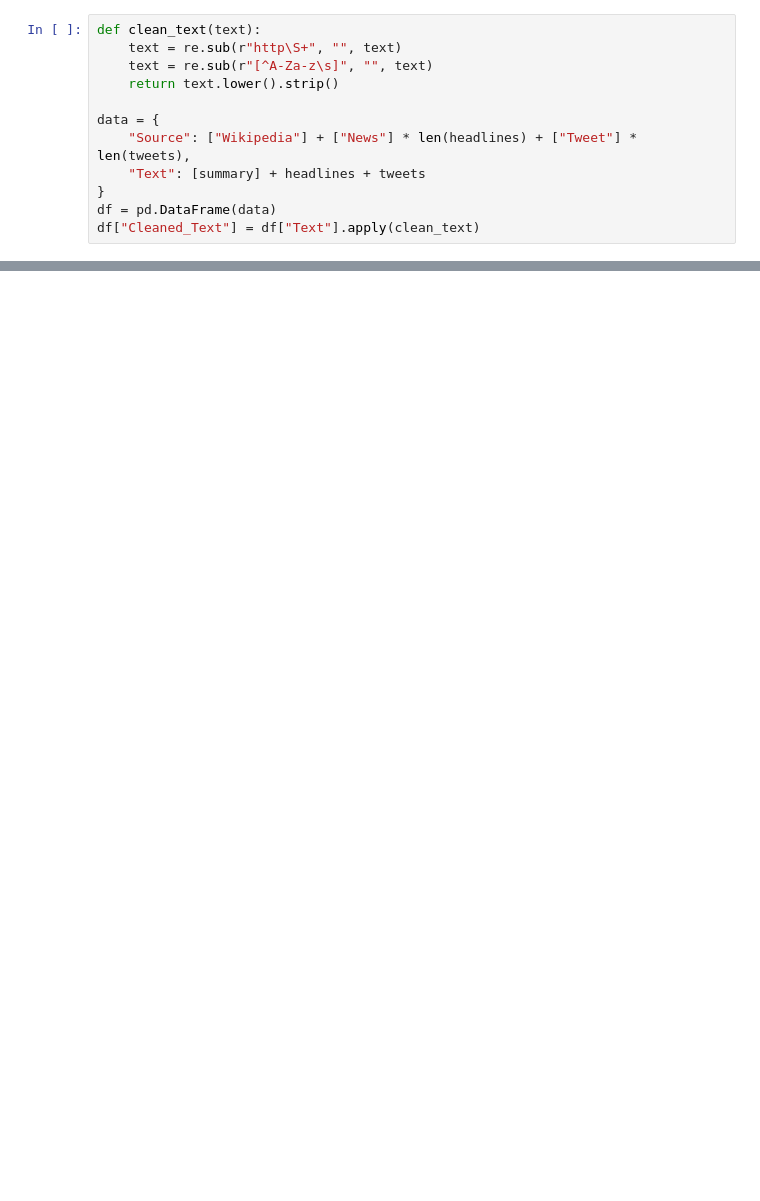
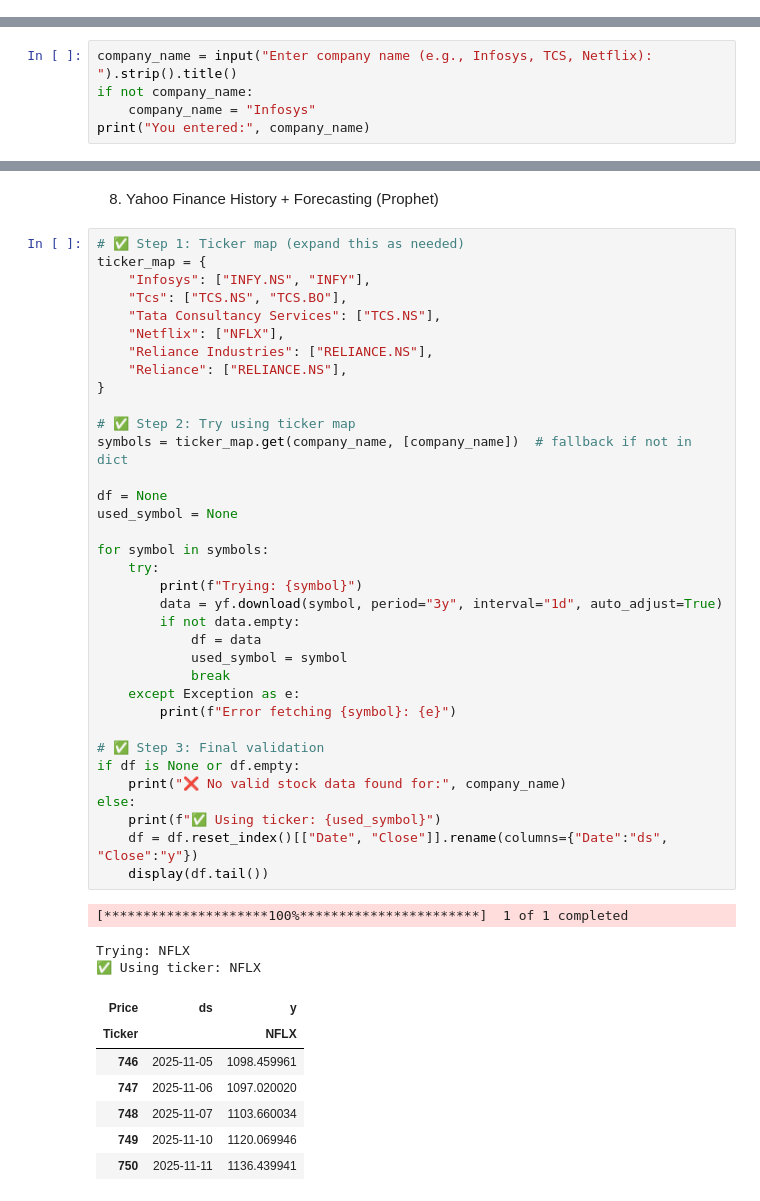
Before and after one commit to gopichandchalla16/infosys-internship-real-time-industry-insight-system, a Jupyter notebook: Realtime_Industry_Insight_AI.ipynb, the cells around one changed output, grey strips where cells are left out. Cells and saved outputs as stored; diff of their text form; blank space fills up the shorter version.

```diff
--- a/Realtime_Industry_Insight_AI.ipynb
+++ b/Realtime_Industry_Insight_AI.ipynb
@@ -209,12 +2,0 @@ ERROR:yfinance:$TESLA: possibly delisted; no price data found  (period=1mo) (Yah
-# %%
-def clean_text(text):
-    text = re.sub(r"http\S+", "", text)
-    text = re.sub(r"[^A-Za-z\s]", "", text)
-    return text.lower().strip()
-
-data = {
-    "Source": ["Wikipedia"] + ["News"] * len(headlines) + ["Tweet"] * len(tweets),
-    "Text": [summary] + headlines + tweets
-}
-df = pd.DataFrame(data)
-df["Cleaned_Text"] = df["Text"].apply(clean_text)
@@ -414,0 +52,5 @@ Negative % : 18.5%
+# %%
+company_name = input("Enter company name (e.g., Infosys, TCS, Netflix): ").strip().title()
+if not company_name:
+    company_name = "Infosys"
+print("You entered:", company_name)
@@ -414,0 +350,48 @@ Negative % : 18.5%
+# %% [markdown]
+8) Yahoo Finance History + Forecasting (Prophet)
+# %%
+# ✅ Step 1: Ticker map (expand this as needed)
+ticker_map = {
+    "Infosys": ["INFY.NS", "INFY"],
+    "Tcs": ["TCS.NS", "TCS.BO"],
+    "Tata Consultancy Services": ["TCS.NS"],
+    "Netflix": ["NFLX"],
+    "Reliance Industries": ["RELIANCE.NS"],
+    "Reliance": ["RELIANCE.NS"],
+}
+
+# ✅ Step 2: Try using ticker map
+symbols = ticker_map.get(company_name, [company_name])  # fallback if not in dict
+
+df = None
+used_symbol = None
+
+for symbol in symbols:
+    try:
+        print(f"Trying: {symbol}")
+        data = yf.download(symbol, period="3y", interval="1d", auto_adjust=True)
+        if not data.empty:
+            df = data
+            used_symbol = symbol
+            break
+    except Exception as e:
+        print(f"Error fetching {symbol}: {e}")
+
+# ✅ Step 3: Final validation
+if df is None or df.empty:
+    print("❌ No valid stock data found for:", company_name)
+else:
+    print(f"✅ Using ticker: {used_symbol}")
+    df = df.reset_index()[["Date", "Close"]].rename(columns={"Date":"ds", "Close":"y"})
+    display(df.tail())
+# %% [output]
+[*********************100%***********************]  1 of 1 completed
+Trying: NFLX
+✅ Using ticker: NFLX
+| Price | ds | y |
+| Ticker |  | NFLX |
+| 746 | 2025-11-05 | 1098.459961 |
+| 747 | 2025-11-06 | 1097.020020 |
+| 748 | 2025-11-07 | 1103.660034 |
+| 749 | 2025-11-10 | 1120.069946 |
+| 750 | 2025-11-11 | 1136.439941 |
```
Also changed, not shown: parts of 72 cells of this notebook.
